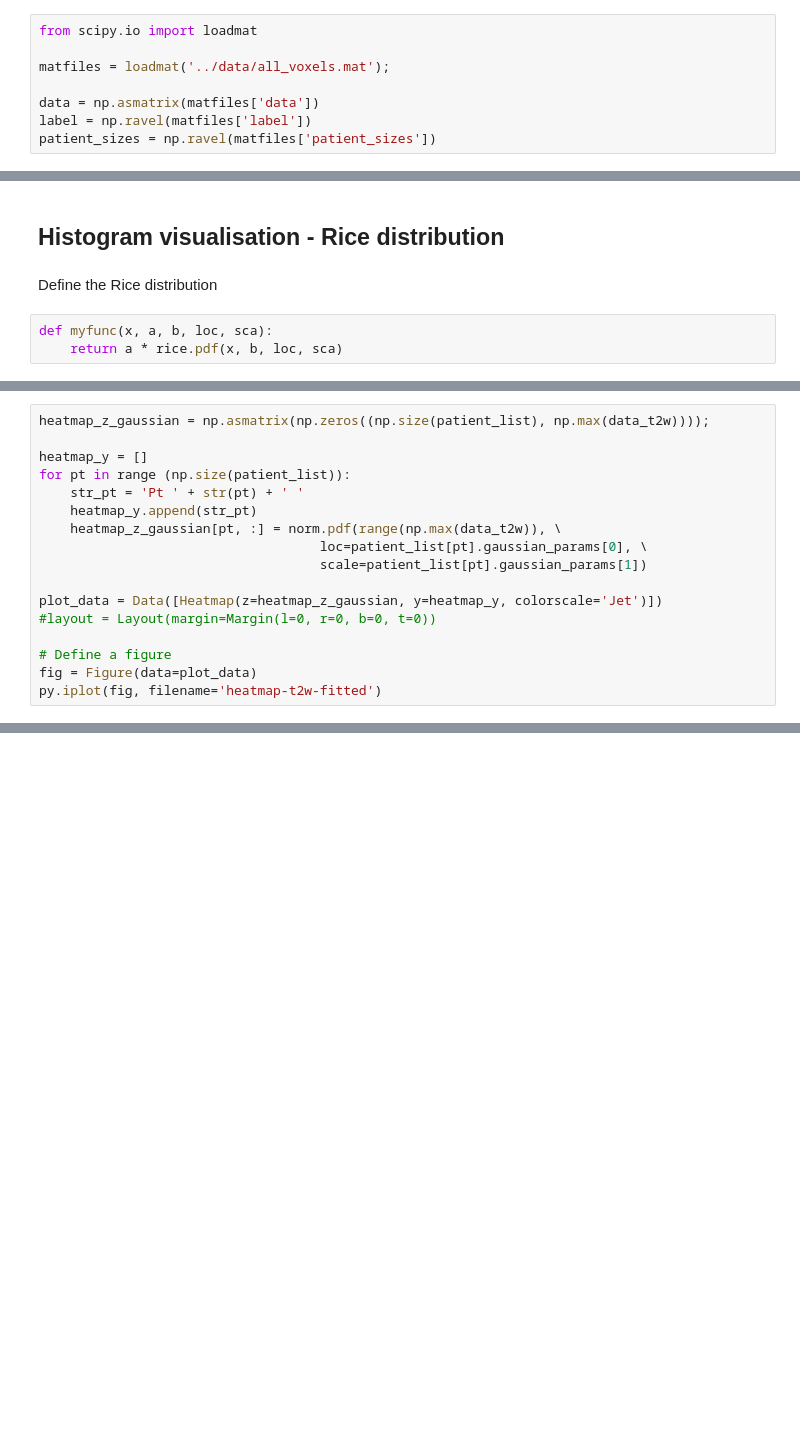
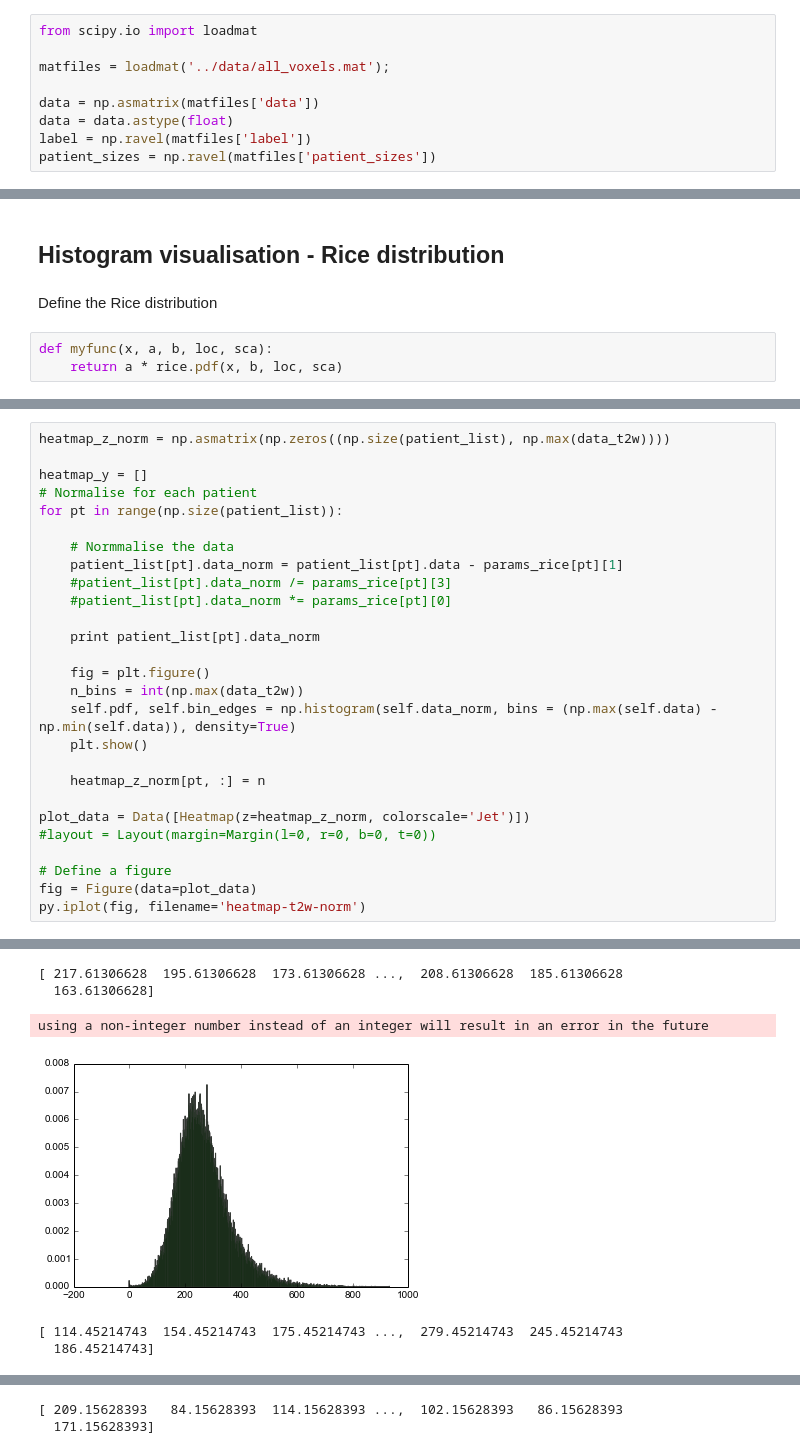
Before and after one commit to massich/embc2015-exp, a Jupyter notebook: src/experiment-t2w.ipynb, the cells around one changed output, grey strips where cells are left out. Cells and saved outputs as stored; diff of their text form; blank space fills up the shorter version.

```diff
--- a/src/experiment-t2w.ipynb
+++ b/src/experiment-t2w.ipynb
@@ -26,6 +24,7 @@ from scipy.io import loadmat
 matfiles = loadmat('../data/all_voxels.mat');
 
 data = np.asmatrix(matfiles['data'])
+data = data.astype(float)
 label = np.ravel(matfiles['label'])
 patient_sizes = np.ravel(matfiles['patient_sizes'])
 # %% [markdown]
@@ -172,18 +201,28 @@ We can observed the same data by fitting a Normal distribution.
 # %%
-heatmap_z_gaussian = np.asmatrix(np.zeros((np.size(patient_list), np.max(data_t2w))));
+heatmap_z_norm = np.asmatrix(np.zeros((np.size(patient_list), np.max(data_t2w))))
 
 heatmap_y = []
-for pt in range (np.size(patient_list)):
-    str_pt = 'Pt ' + str(pt) + ' '
-    heatmap_y.append(str_pt)
-    heatmap_z_gaussian[pt, :] = norm.pdf(range(np.max(data_t2w)), \
-                                    loc=patient_list[pt].gaussian_params[0], \
-                                    scale=patient_list[pt].gaussian_params[1])
+# Normalise for each patient
+for pt in range(np.size(patient_list)):
 
-plot_data = Data([Heatmap(z=heatmap_z_gaussian, y=heatmap_y, colorscale='Jet')])
+    # Normmalise the data
+    patient_list[pt].data_norm = patient_list[pt].data - params_rice[pt][1]
+    #patient_list[pt].data_norm /= params_rice[pt][3]
+    #patient_list[pt].data_norm *= params_rice[pt][0]
+
+    print patient_list[pt].data_norm
+
+    fig = plt.figure()
+    n_bins = int(np.max(data_t2w))
+    self.pdf, self.bin_edges = np.histogram(self.data_norm, bins = (np.max(self.data) - np.min(self.data)), density=True)
+    plt.show()
+
+    heatmap_z_norm[pt, :] = n
+
+plot_data = Data([Heatmap(z=heatmap_z_norm, colorscale='Jet')])
 #layout = Layout(margin=Margin(l=0, r=0, b=0, t=0))
 
 # Define a figure
 fig = Figure(data=plot_data)
-py.iplot(fig, filename='heatmap-t2w-fitted')
+py.iplot(fig, filename='heatmap-t2w-norm')
 # %% [output]
@@ -190,0 +229,6 @@ py.iplot(fig, filename='heatmap-t2w-fitted')
+[ 217.61306628  195.61306628  173.61306628 ...,  208.61306628  185.61306628
+  163.61306628]
+using a non-integer number instead of an integer will result in an error in the future
+[figure, added]
+[ 114.45214743  154.45214743  175.45214743 ...,  279.45214743  245.45214743
+  186.45214743]
@@ -190,0 +236,2 @@ py.iplot(fig, filename='heatmap-t2w-fitted')
+[ 209.15628393   84.15628393  114.15628393 ...,  102.15628393   86.15628393
+  171.15628393]
```
Also changed, not shown: parts of 14 cells of this notebook.
